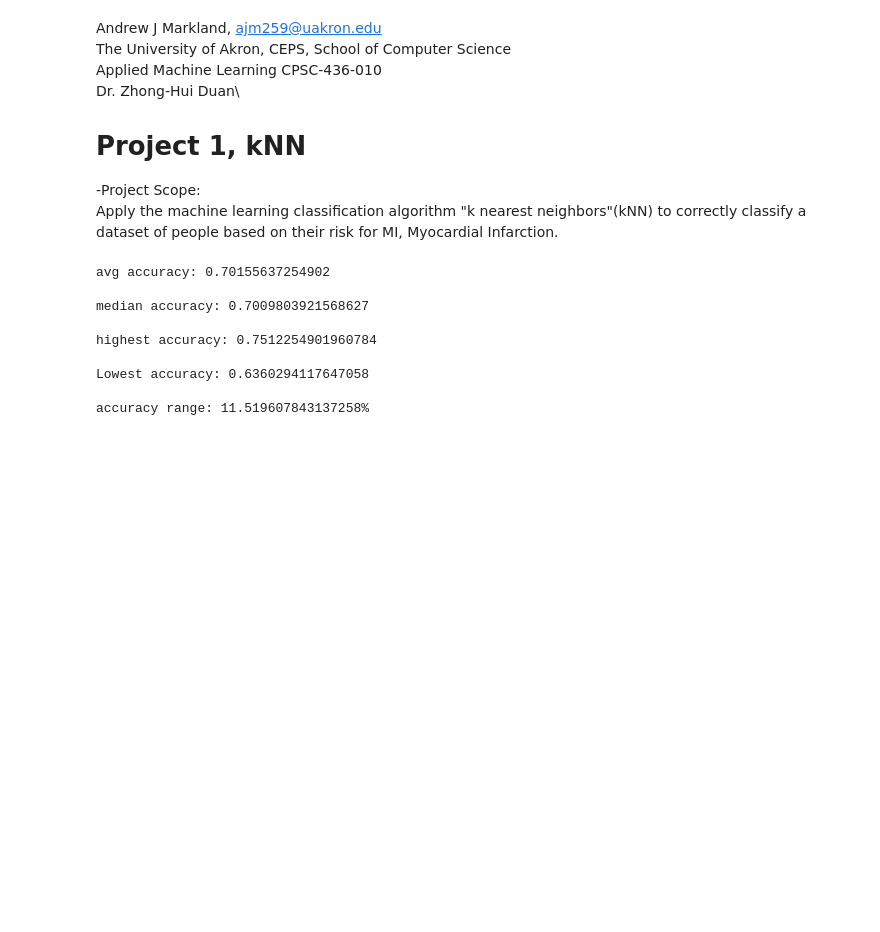
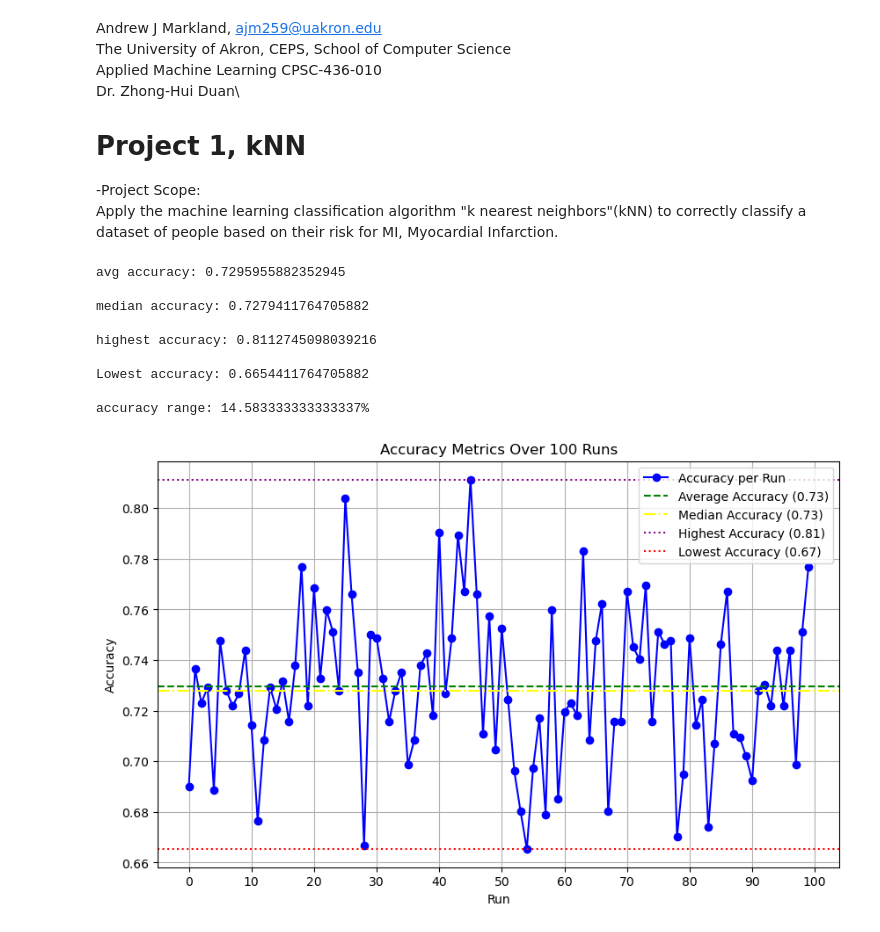
Before and after one commit to VeryBearyAndy/AML_P1_KNN, a Jupyter notebook: Project1_knn.ipynb, the cells around one changed output. Drawn from its saved outputs; the diff is of its cells as text; code cells hidden in the pictures; blank space fills up the shorter version.

Commit message:
add visualization data and adjust model slightly

```diff
--- a/Project1_knn.ipynb
+++ b/Project1_knn.ipynb
@@ -60,43 +60,73 @@ for x in range(100):
 
 ##---------------------------------------------------------- break in data acquisition ---------------------------------------------------------------
     # metric='manhattan'
-    knn = KNeighborsClassifier(n_neighbors = 3)
+    knn = KNeighborsClassifier(n_neighbors = 9, metric='manhattan')
     scaler = StandardScaler()
 
 #weights for scalaing attribute importance
     # 1:ID, 2:income, 3:sex, 4:age 5:race, 6:edu, 7:dist, 8:syst, 9:pulse, 10:BMI, 11:HDL 12:trig, 13:LDL, 14:TChol, 15:Kidney, 16:diabetes, 17:smoke,
     # 18:active, 19:insured
     #                    1    2    3    4    5    6    7    8    9    10   11   12   13   14   15   16   17   18   19
-    weights = np.array([1.0, 1.0, 1.0, 1.0, 1.0, 1.0, 1.0, 1.0, 1.0, 1.0, 1.0, 1.0, 1.0, 1.0, 1.0, 1.0, 1.0, 1.0, 1.0])
+    weights = np.array([1.0, 1.3, 1.0, 1.3, 1.0, 1.0, 1.5, 1.5, 1.0, 1.5, 1.5, 1.5, 1.5, 1.5, 1.3, 1.3, 1.3, 1.0, 1.0])
 
 #Prepping the training data to train the model
     x_train = scaler.fit_transform(fTrainSample.drop("MI", axis=1)) * weights
     y_train = fTrainSample["MI"]
     knn.fit(x_train, y_train)
 
 #prepping the test data to check the model
     x_test = scaler.transform(fTestSample.drop("MI", axis=1)) * weights
     y_test = fTestSample["MI"]
 
 #testing the model
     predictions = knn.predict(x_test)
 
 #logging accuracy to check the model
     accuracy = accuracy_score(y_test, predictions)
     #print(f"Model accuracy: {accuracy}")
     avgList.loc[x, 'avg'] = accuracy
+
+##------------------------------------------------------------ break in data analysis -----------------------------------------------------------------
+
 print("avg accuracy: " + str(avgList['avg'].mean()) + '\n')
 print("median accuracy: " + str(avgList['avg'].median()) + '\n')
 print("highest accuracy: " + str(avgList['avg'].max()) + '\n')
 print("Lowest accuracy: " + str(avgList['avg'].min()) + '\n')
 print("accuracy range: " + str((avgList['avg'].max() - avgList['avg'].min()) * 100) + '%\n')
+
+
+# Plotting the accuracy values
+plt.figure(figsize=(10, 6))  # Set the figure size
+plt.plot(avgList.index, avgList['avg'], label='Accuracy per Run', marker='o', linestyle='-', color='blue')
+
+# Calculating the statistics
+average_accuracy = avgList['avg'].mean()
+median_accuracy = avgList['avg'].median()
+highest_accuracy = avgList['avg'].max()
+lowest_accuracy = avgList['avg'].min()
+
+# Adding lines for average, median, highest, and lowest
+plt.axhline(y=average_accuracy, color='green', linestyle='--', label=f'Average Accuracy ({average_accuracy:.2f})')
+plt.axhline(y=median_accuracy, color='yellow', linestyle='-.', label=f'Median Accuracy ({median_accuracy:.2f})')
+plt.axhline(y=highest_accuracy, color='purple', linestyle=':', label=f'Highest Accuracy ({highest_accuracy:.2f})')
+plt.axhline(y=lowest_accuracy, color='red', linestyle=':', label=f'Lowest Accuracy ({lowest_accuracy:.2f})')
+
+plt.legend()
+plt.xlabel('Run')
+plt.ylabel('Accuracy')
+plt.title('Accuracy Metrics Over 100 Runs')
+plt.xticks(range(0, 101, 10))  # Adjust x-axis ticks if necessary
+plt.grid(True)  # Adds a grid for better readability
+
+plt.show()
 # %% [output]
-avg accuracy: 0.70155637254902
+avg accuracy: 0.7295955882352945
 
-median accuracy: 0.7009803921568627
+median accuracy: 0.7279411764705882
 
-highest accuracy: 0.7512254901960784
+highest accuracy: 0.8112745098039216
 
-Lowest accuracy: 0.6360294117647058
+Lowest accuracy: 0.6654411764705882
 
-accuracy range: 11.519607843137258%
+accuracy range: 14.583333333333337%
+[figure, added]
```
